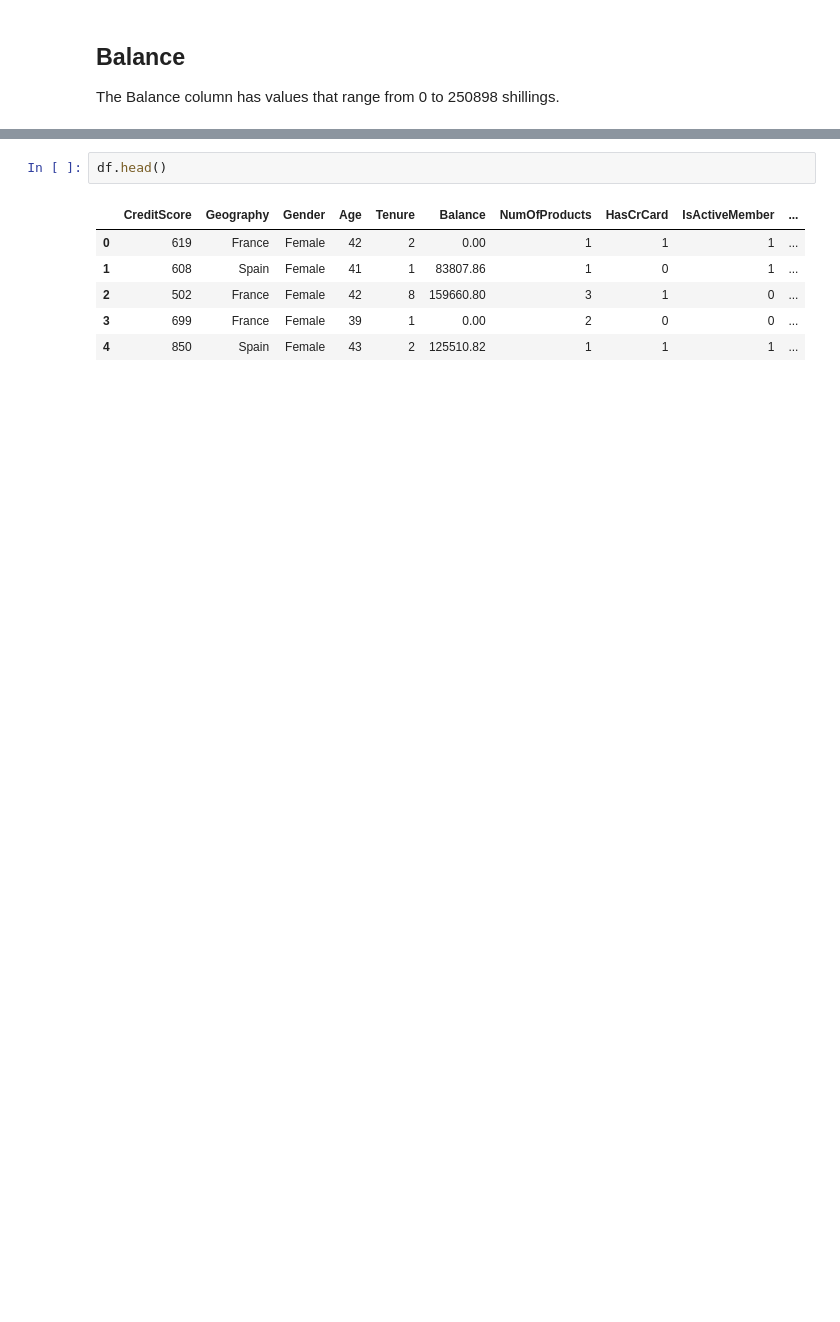
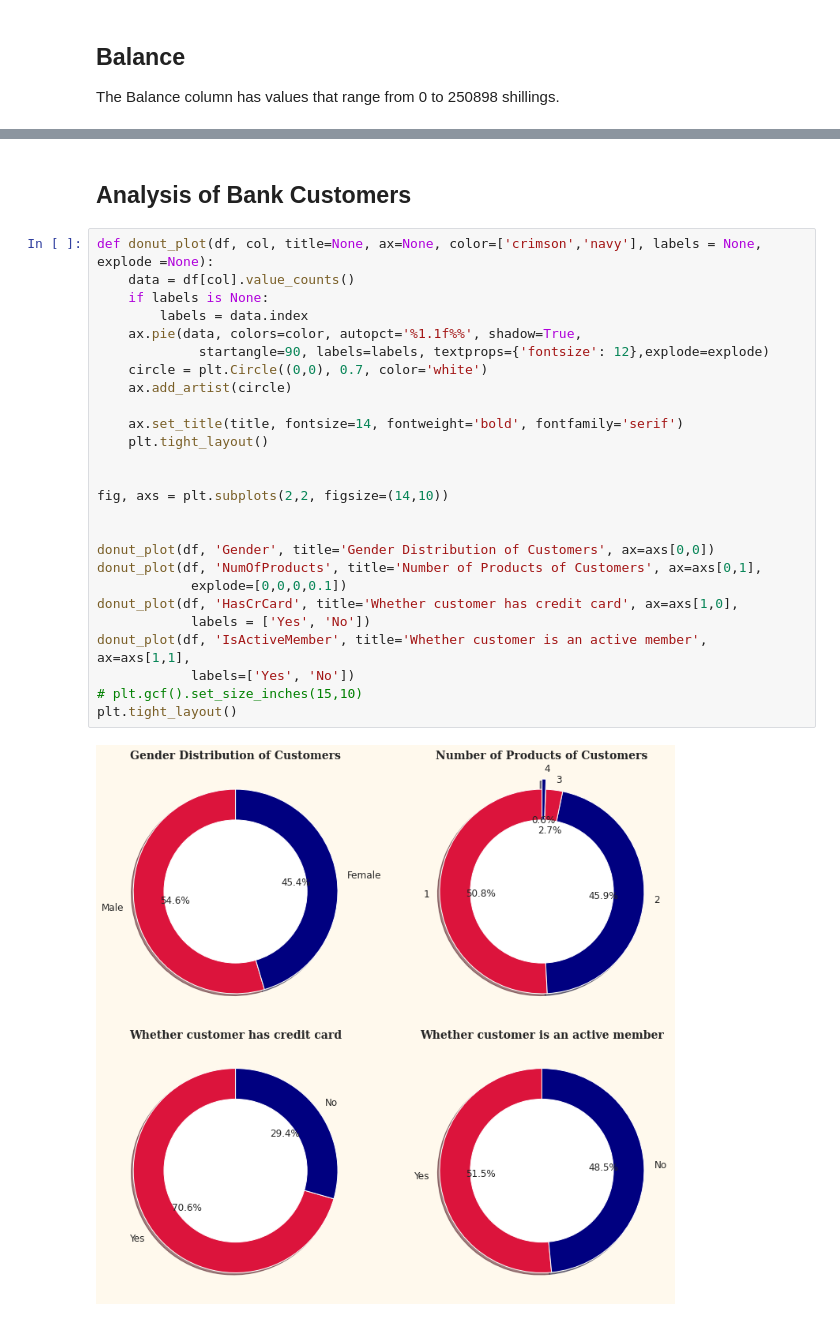
Before and after one commit to Kevin-Nduati/Bank-Customer-Churn-Modelling, a Jupyter notebook: Churn.ipynb, the cells around one changed output, grey strips where cells are left out. Cells and saved outputs as stored; diff of their text form; blank space fills up the shorter version.

```diff
--- a/Churn.ipynb
+++ b/Churn.ipynb
@@ -116,9 +124,30 @@ plt.show()
-# %%
-df.head()
-# %% [output]
-|  | CreditScore | Geography | Gender | Age | Tenure | Balance | NumOfProducts | HasCrCard | IsActiveMember | ... |
-| 0 | 619 | France | Female | 42 | 2 | 0.00 | 1 | 1 | 1 | ... |
-| 1 | 608 | Spain | Female | 41 | 1 | 83807.86 | 1 | 0 | 1 | ... |
-| 2 | 502 | France | Female | 42 | 8 | 159660.80 | 3 | 1 | 0 | ... |
-| 3 | 699 | France | Female | 39 | 1 | 0.00 | 2 | 0 | 0 | ... |
-| 4 | 850 | Spain | Female | 43 | 2 | 125510.82 | 1 | 1 | 1 | ... |
+# %% [markdown]
+## Analysis of Bank Customers
+# %%
+def donut_plot(df, col, title=None, ax=None, color=['crimson','navy'], labels = None, explode =None):
+    data = df[col].value_counts()
+    if labels is None:
+        labels = data.index
+    ax.pie(data, colors=color, autopct='%1.1f%%', shadow=True,
+             startangle=90, labels=labels, textprops={'fontsize': 12},explode=explode)
+    circle = plt.Circle((0,0), 0.7, color='white')
+    ax.add_artist(circle)
+
+    ax.set_title(title, fontsize=14, fontweight='bold', fontfamily='serif')
+    plt.tight_layout()
+
+
+fig, axs = plt.subplots(2,2, figsize=(14,10))
+
+
+donut_plot(df, 'Gender', title='Gender Distribution of Customers', ax=axs[0,0])
+donut_plot(df, 'NumOfProducts', title='Number of Products of Customers', ax=axs[0,1],
+            explode=[0,0,0,0.1])
+donut_plot(df, 'HasCrCard', title='Whether customer has credit card', ax=axs[1,0],
+            labels = ['Yes', 'No'])
+donut_plot(df, 'IsActiveMember', title='Whether customer is an active member', ax=axs[1,1],
+            labels=['Yes', 'No'])
+# plt.gcf().set_size_inches(15,10)
+plt.tight_layout()
+# %% [output]
+[figure, added]
```
Also changed, not shown: parts of 10 cells of this notebook, 3 other files.
